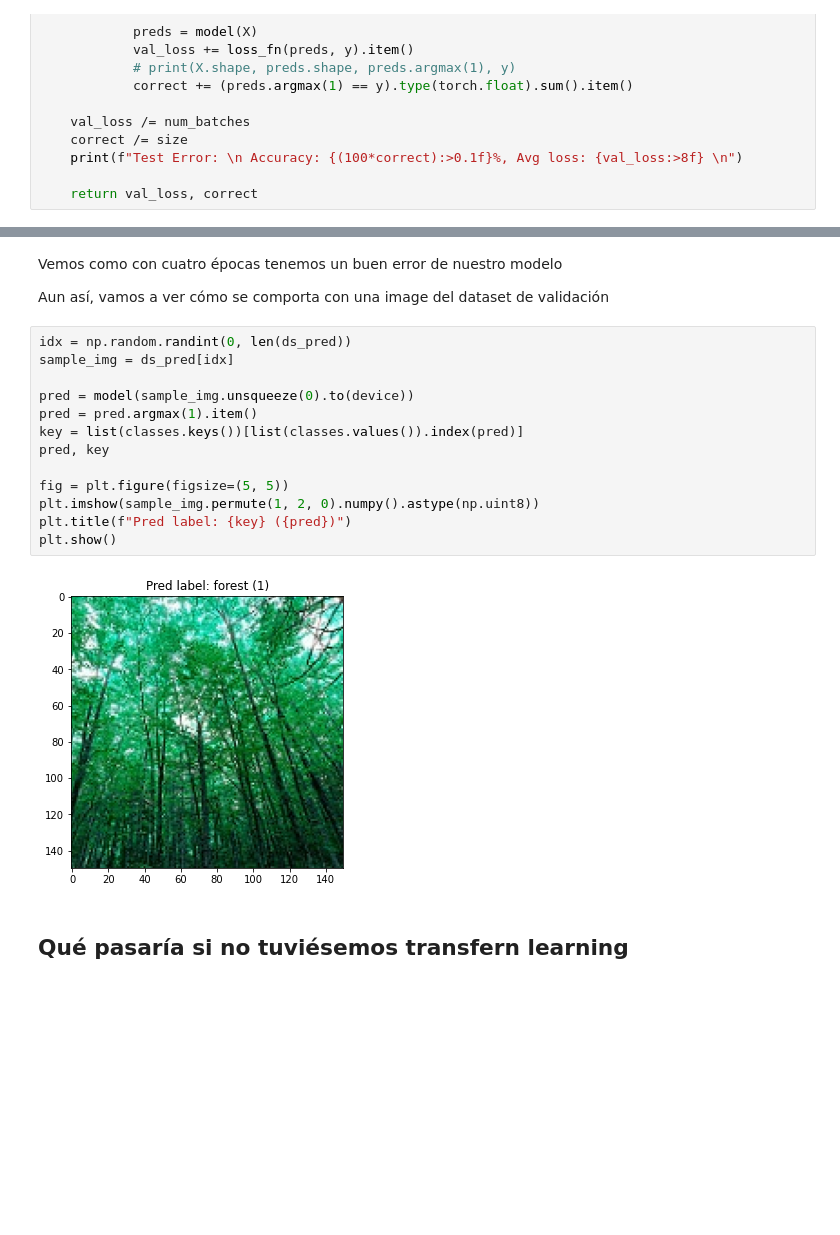
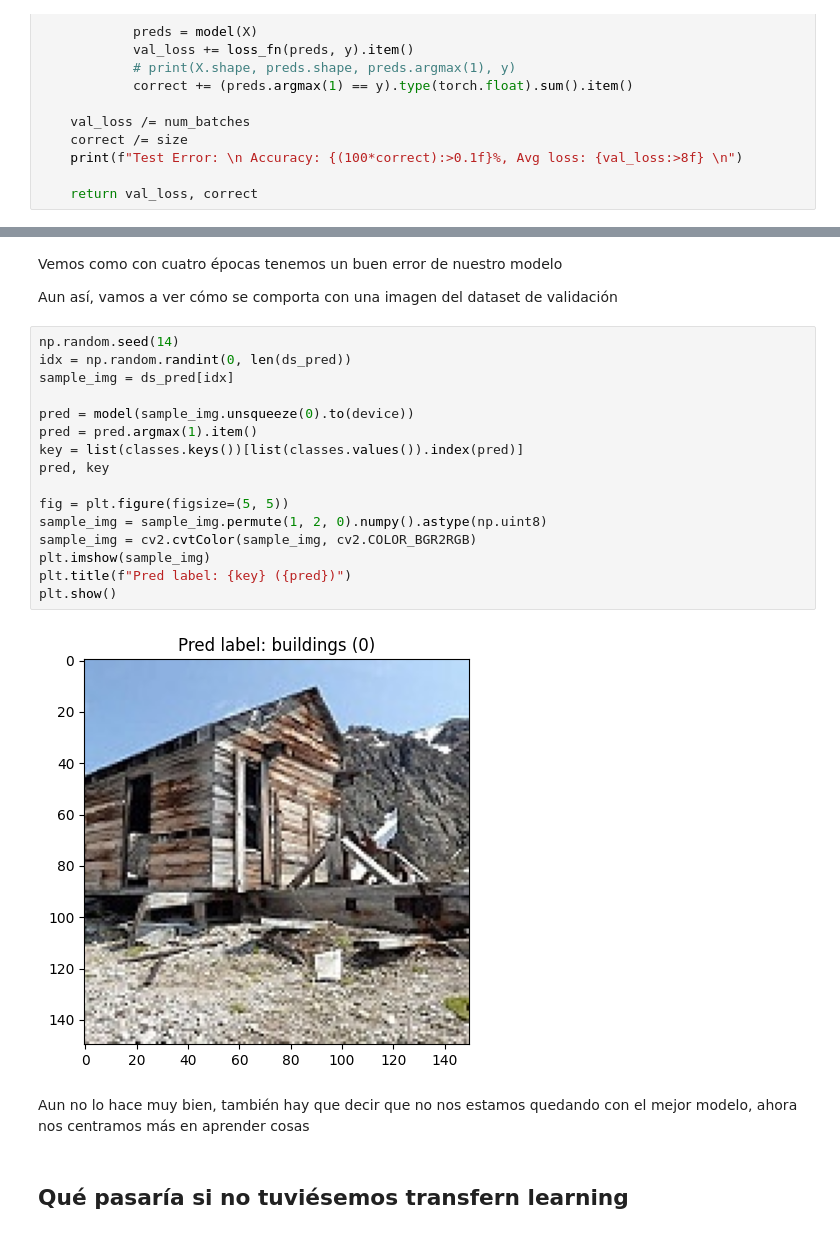
Before and after one commit to maximofn/Curso_Pytorch, a Jupyter notebook: 04 Redes convolucionales/13 Transfer learning.ipynb, the cells around one changed output, grey strips where cells are left out. Saved outputs shown, nothing was run; the diff lists cells and outputs as text; blank space fills up the shorter version.

```diff
--- a/04 Redes convolucionales/13 Transfer learning.ipynb
+++ b/04 Redes convolucionales/13 Transfer learning.ipynb
@@ -445,22 +439,27 @@ plt.show()
 # %% [markdown]
 Vemos como con cuatro épocas tenemos un buen error de nuestro modelo
 
-Aun así, vamos a ver cómo se comporta con una image del dataset de validación
+Aun así, vamos a ver cómo se comporta con una imagen del dataset de validación
 # %%
+np.random.seed(14)
 idx = np.random.randint(0, len(ds_pred))
 sample_img = ds_pred[idx]
 
 pred = model(sample_img.unsqueeze(0).to(device))
 pred = pred.argmax(1).item()
 key = list(classes.keys())[list(classes.values()).index(pred)]
 pred, key
 
 fig = plt.figure(figsize=(5, 5))
-plt.imshow(sample_img.permute(1, 2, 0).numpy().astype(np.uint8))
+sample_img = sample_img.permute(1, 2, 0).numpy().astype(np.uint8)
+sample_img = cv2.cvtColor(sample_img, cv2.COLOR_BGR2RGB)
+plt.imshow(sample_img)
 plt.title(f"Pred label: {key} ({pred})")
 plt.show()
 # %% [output]
-[figure, old version]
+[figure, new version]
+# %% [markdown]
+Aun no lo hace muy bien, también hay que decir que no nos estamos quedando con el mejor modelo, ahora nos centramos más en aprender cosas
 # %% [markdown]
 ## Qué pasaría si no tuviésemos transfern learning
 # %% [markdown]
```
Also changed, not shown: parts of 21 cells of this notebook, 19 other files.
